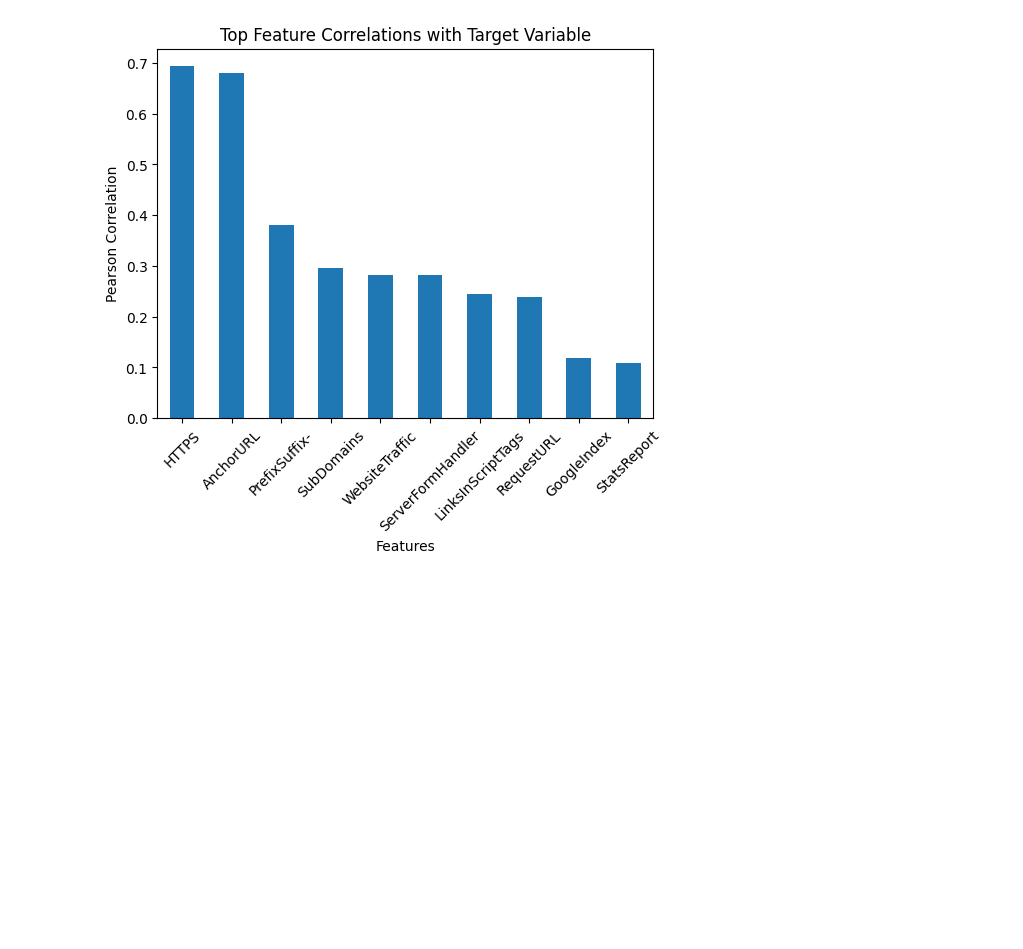
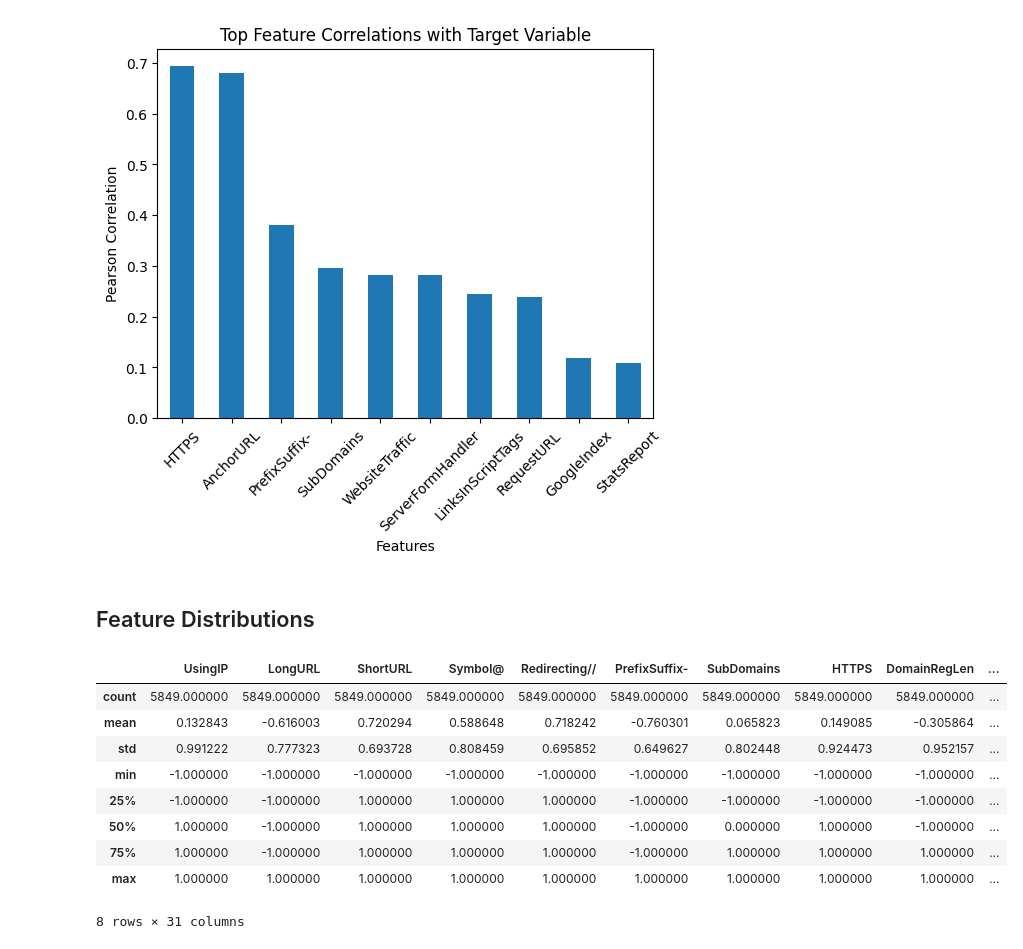
Before and after one commit to ja4smin/phishing-detection-reproduction, a Jupyter notebook: Phishing_Detection_Reproduction.ipynb, the cells around one changed output. Saved outputs shown, nothing was run; the diff lists cells and outputs as text; code cells hidden in the pictures; blank space fills up the shorter version.

```diff
--- a/Phishing_Detection_Reproduction.ipynb
+++ b/Phishing_Detection_Reproduction.ipynb
@@ -224,3 +224,18 @@ plt.xticks(rotation=45)
 plt.show()
 # %% [output]
 [figure]
+# %% [markdown]
+## Feature Distributions
+# %%
+df_no_dup.describe()
+# %% [output]
+|  | UsingIP | LongURL | ShortURL | Symbol@ | Redirecting// | PrefixSuffix- | SubDomains | HTTPS | DomainRegLen | ... |
+| count | 5849.000000 | 5849.000000 | 5849.000000 | 5849.000000 | 5849.000000 | 5849.000000 | 5849.000000 | 5849.000000 | 5849.000000 | ... |
+| mean | 0.132843 | -0.616003 | 0.720294 | 0.588648 | 0.718242 | -0.760301 | 0.065823 | 0.149085 | -0.305864 | ... |
+| std | 0.991222 | 0.777323 | 0.693728 | 0.808459 | 0.695852 | 0.649627 | 0.802448 | 0.924473 | 0.952157 | ... |
+| min | -1.000000 | -1.000000 | -1.000000 | -1.000000 | -1.000000 | -1.000000 | -1.000000 | -1.000000 | -1.000000 | ... |
+| 25% | -1.000000 | -1.000000 | 1.000000 | 1.000000 | 1.000000 | -1.000000 | -1.000000 | -1.000000 | -1.000000 | ... |
+| 50% | 1.000000 | -1.000000 | 1.000000 | 1.000000 | 1.000000 | -1.000000 | 0.000000 | 1.000000 | -1.000000 | ... |
+| 75% | 1.000000 | -1.000000 | 1.000000 | 1.000000 | 1.000000 | -1.000000 | 1.000000 | 1.000000 | 1.000000 | ... |
+| max | 1.000000 | 1.000000 | 1.000000 | 1.000000 | 1.000000 | 1.000000 | 1.000000 | 1.000000 | 1.000000 | ... |
+8 rows × 31 columns
```
Also changed, not shown: parts of 1 cell of this notebook.
